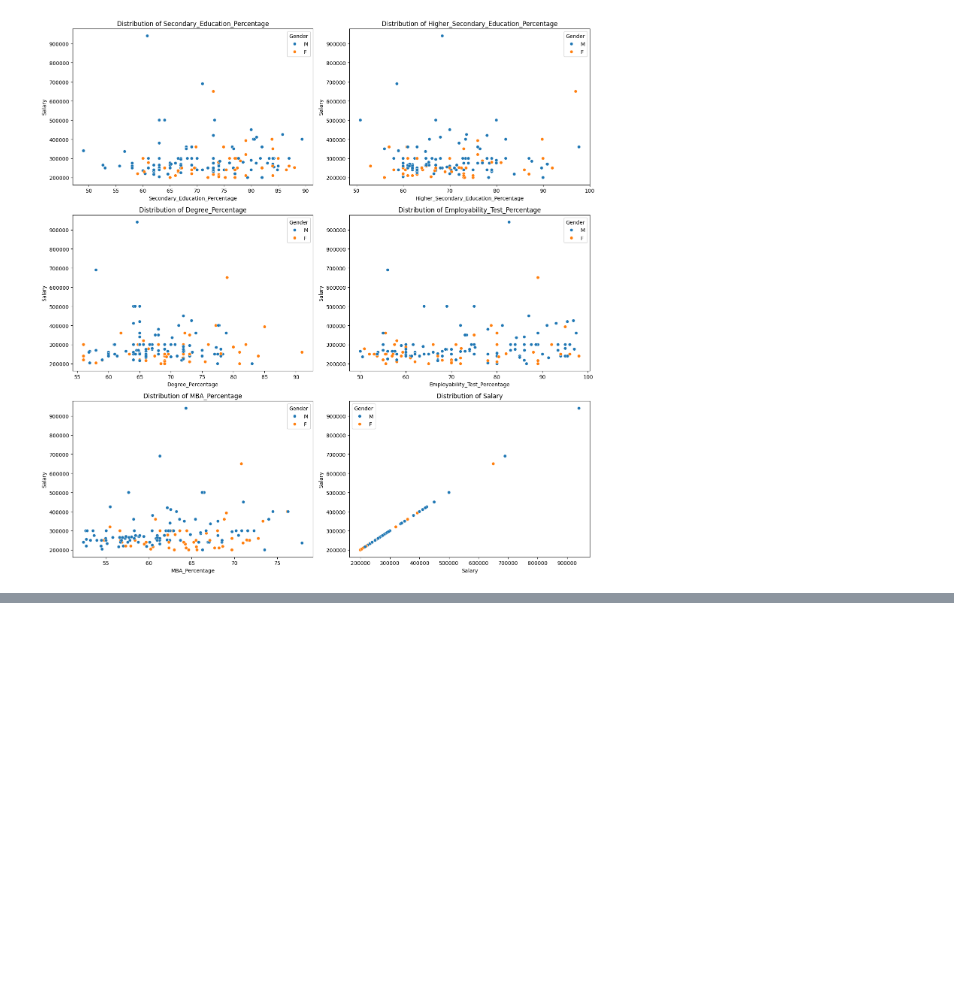
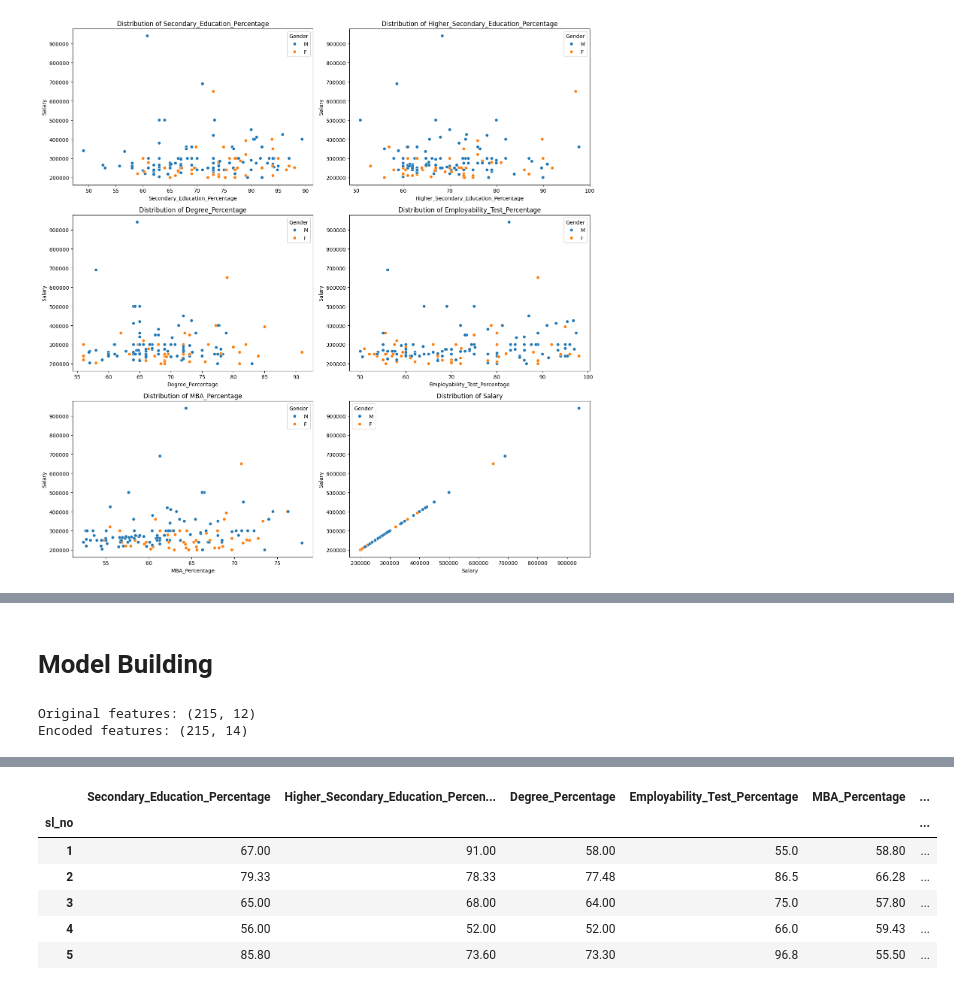
Before and after one commit to akovalp/python-cimec-alp-akova, a Jupyter notebook: analysis.ipynb, the cells around one changed output, grey strips where cells are left out. Drawn from its saved outputs; the diff is of its cells as text; code cells hidden in the pictures; blank space fills up the shorter version.

```diff
--- a/analysis.ipynb
+++ b/analysis.ipynb
@@ -170,0 +214,19 @@ plt.show()
+# %% [markdown]
+# Model Building
+# %%
+# Converting our target to 0-1
+df['Placement_Status'] = df['Placement_Status'].map({'Placed': 1, 'Not Placed': 0})
+
+# Dropping the target variable from features since tghe are the things that we will predict even tho we are not predicting salary it should be dropd at this step
+X = df.drop(columns=['Placement_Status', 'Salary'])
+y_classification = df['Placement_Status']
+
+X_encoded = pd.get_dummies(X, drop_first=True)
+
+print("Original features:", X.shape)
+print("Encoded features:", X_encoded.shape)
+display(X.head())
+display(X_encoded.head())
+# %% [output]
+Original features: (215, 12)
+Encoded features: (215, 14)
@@ -170,0 +240,7 @@ plt.show()
+|  | Secondary_Education_Percentage | Higher_Secondary_Education_Percen... | Degree_Percentage | Employability_Test_Percentage | MBA_Percentage | ... |
+| sl_no |  |  |  |  |  | ... |
+| 1 | 67.00 | 91.00 | 58.00 | 55.0 | 58.80 | ... |
+| 2 | 79.33 | 78.33 | 77.48 | 86.5 | 66.28 | ... |
+| 3 | 65.00 | 68.00 | 64.00 | 75.0 | 57.80 | ... |
+| 4 | 56.00 | 52.00 | 52.00 | 66.0 | 59.43 | ... |
+| 5 | 85.80 | 73.60 | 73.30 | 96.8 | 55.50 | ... |
```
Also changed, not shown: parts of 7 cells of this notebook, 1 other file.
